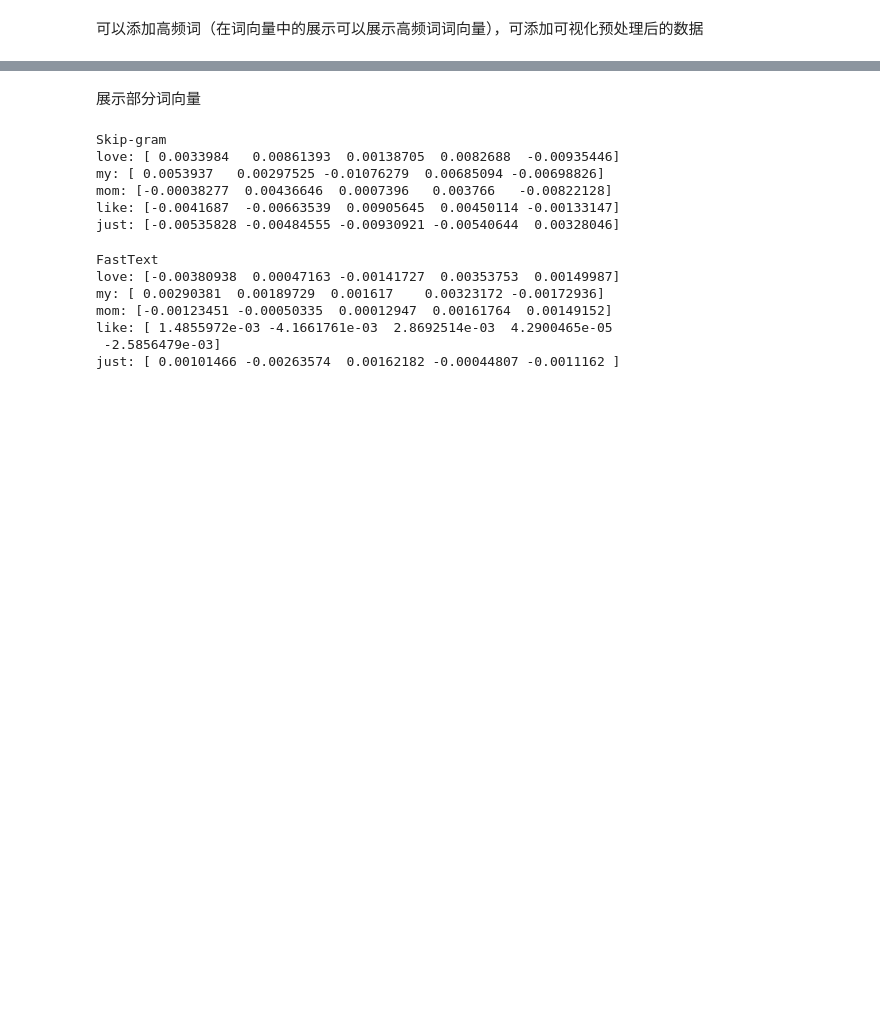
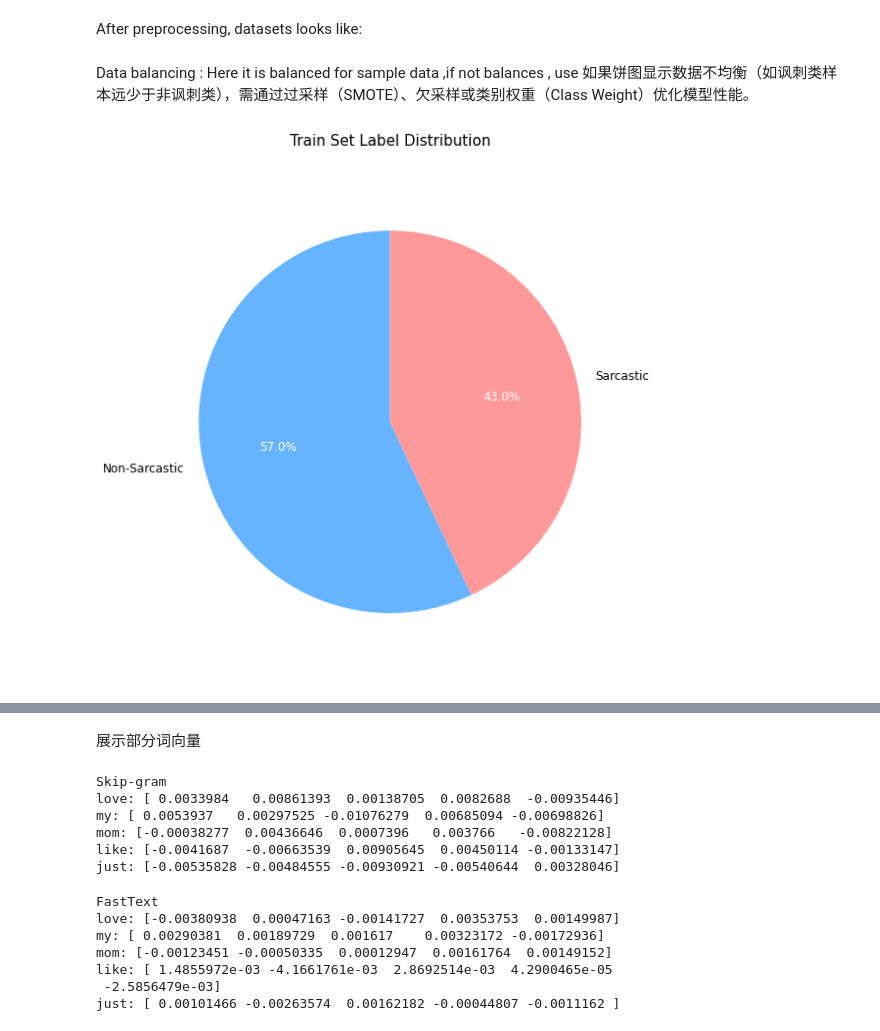
Before and after one commit to Lynchrocket/Sarcasm-Detection_HoNLP, a Jupyter notebook: src/SARCASM.ipynb, the cells around one changed output, grey strips where cells are left out. Drawn from its saved outputs; the diff is of its cells as text; code cells hidden in the pictures; blank space fills up the shorter version.

```diff
--- a/src/SARCASM.ipynb
+++ b/src/SARCASM.ipynb
@@ -26,5 +38,44 @@ with open("test_tweets_clean.txt", "r", encoding="utf-8") as f:
 
 train_cleaned_df = pd.DataFrame(train_lines, columns=["Text"])
 test_cleaned_df = pd.DataFrame(test_lines, columns=["Text"])
-# %% [markdown]
-可以添加高频词（在词向量中的展示可以展示高频词词向量），可添加可视化预处理后的数据
+# %% [markdown]
+After preprocessing, datasets looks like:
+# %% [markdown]
+Data balancing : Here it is balanced for sample data ,if not balances , use 如果饼图显示数据不均衡（如讽刺类样本远少于非讽刺类），需通过过采样（SMOTE）、欠采样或类别权重（Class Weight）优化模型性能。
+# %%
+def plot_pie_chart(labels, title):
+    # 统计标签数量
+    label_counts = [sum(labels == 0), sum(labels == 1)]
+    label_names = ['Non-Sarcastic', 'Sarcastic']
+
+    # 设置颜色和样式
+    colors = ['#66b3ff', '#ff9999']  # 自定义颜色
+
+    # 创建图像并设置背景为白色
+    plt.figure(figsize=(8, 8), facecolor='white')
+
+    # 绘制饼图
+    wedges, texts, autotexts = plt.pie(
+        label_counts,
+        labels=label_names,
+        colors=colors,
+        autopct='%1.1f%%',
+        startangle=90,
+        textprops={'fontsize': 12, 'color': 'black'},  # 设置文字颜色和大小
+    )
+
+    # 设置标题和布局
+    plt.title(title, fontsize=15, pad=20)
+    plt.axis('equal')
+
+    # 调整百分比标签的样式
+    for autotext in autotexts:
+        autotext.set_fontsize(12)
+        autotext.set_color('white')  # 百分比文字设为白色（与深色背景对比）
+
+    plt.tight_layout()  # 自动调整布局
+    plt.show()
+# %%
+plot_pie_chart(train_labels, 'Train Set Label Distribution')
+# %% [output]
+[figure, added]
```
Also changed, not shown: parts of 31 cells of this notebook.
